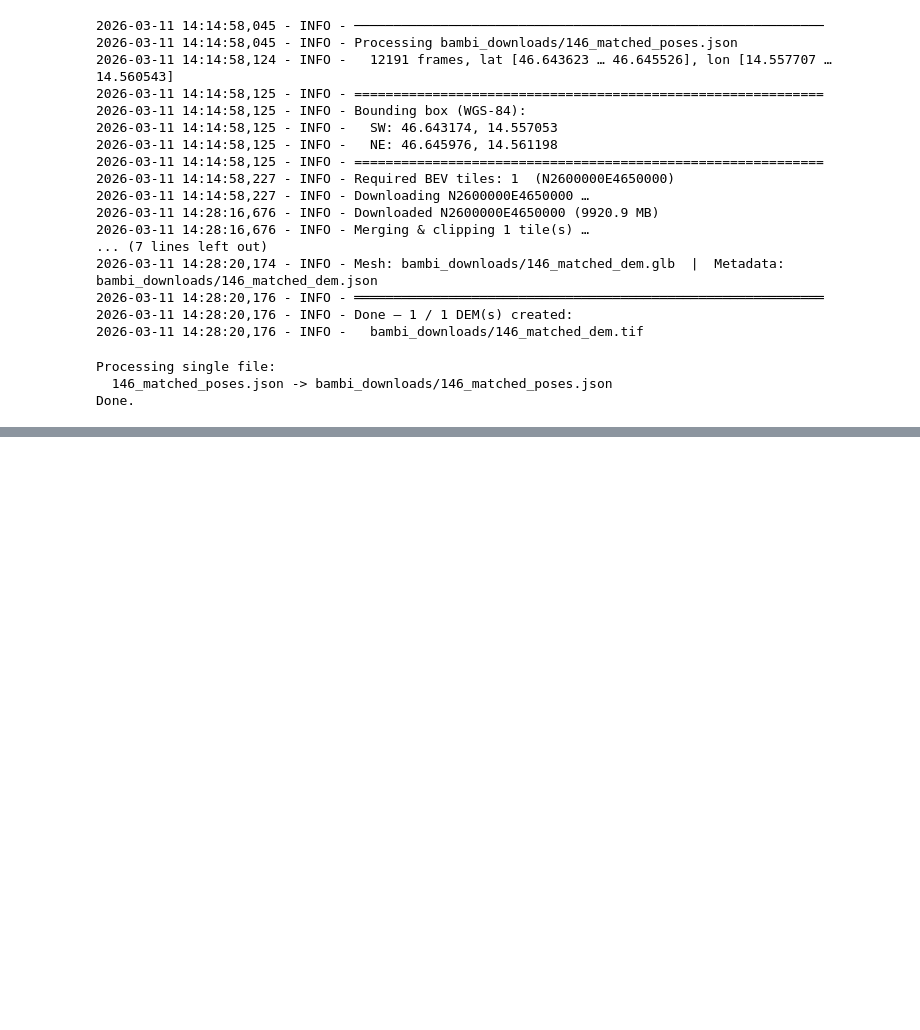
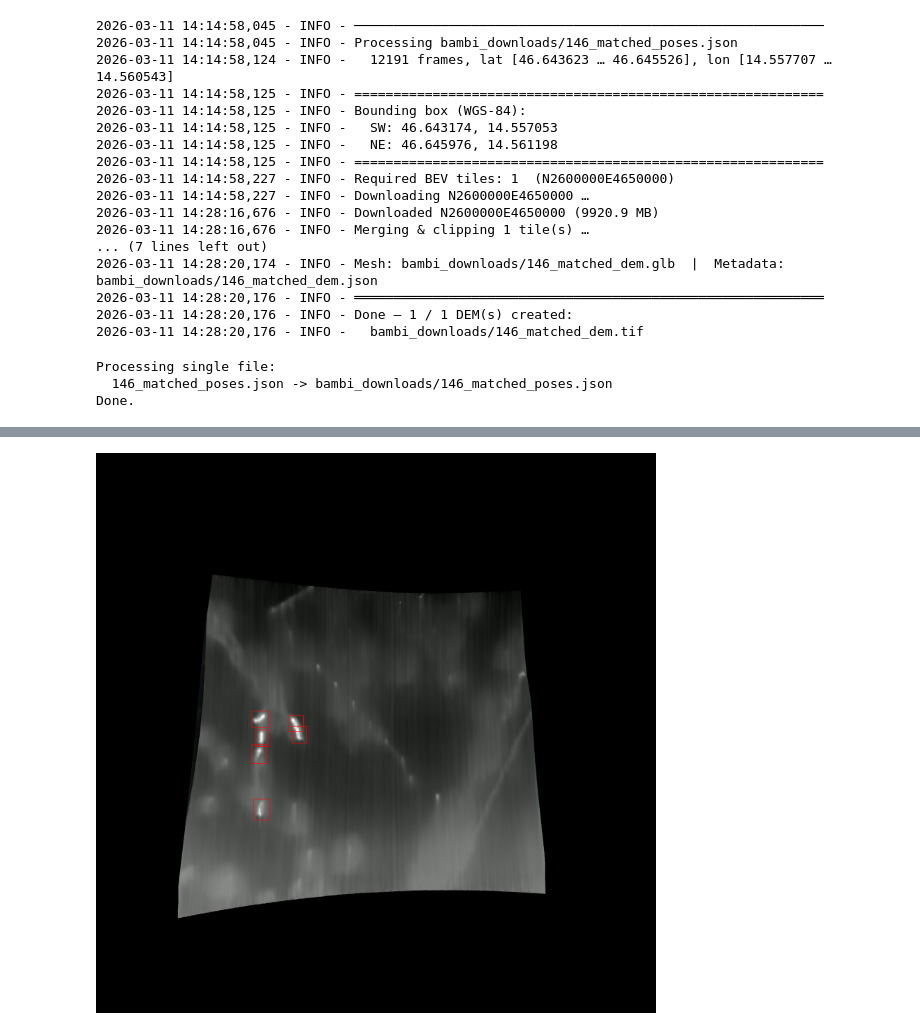
Before and after one commit to bambi-eco/Dataset, a Jupyter notebook: introduction.ipynb, the cells around one changed output, grey strips where cells are left out. Drawn from its saved outputs; the diff is of its cells as text; code cells hidden in the pictures; blank space fills up the shorter version.

```diff
--- a/introduction.ipynb
+++ b/introduction.ipynb
@@ -545,0 +793,8 @@ Image.open("146_alfs/146_00002125_alfs.png")
+# %%
+img = show_yolo_labels(
+    "146_alfs/146_00002125.png",
+    "146_alfs/146_00002125.txt",
+)
+img  # displays inline in Jupyter
+# %% [output]
+[figure, added]
```
Also changed, not shown: parts of 16 cells of this notebook.
